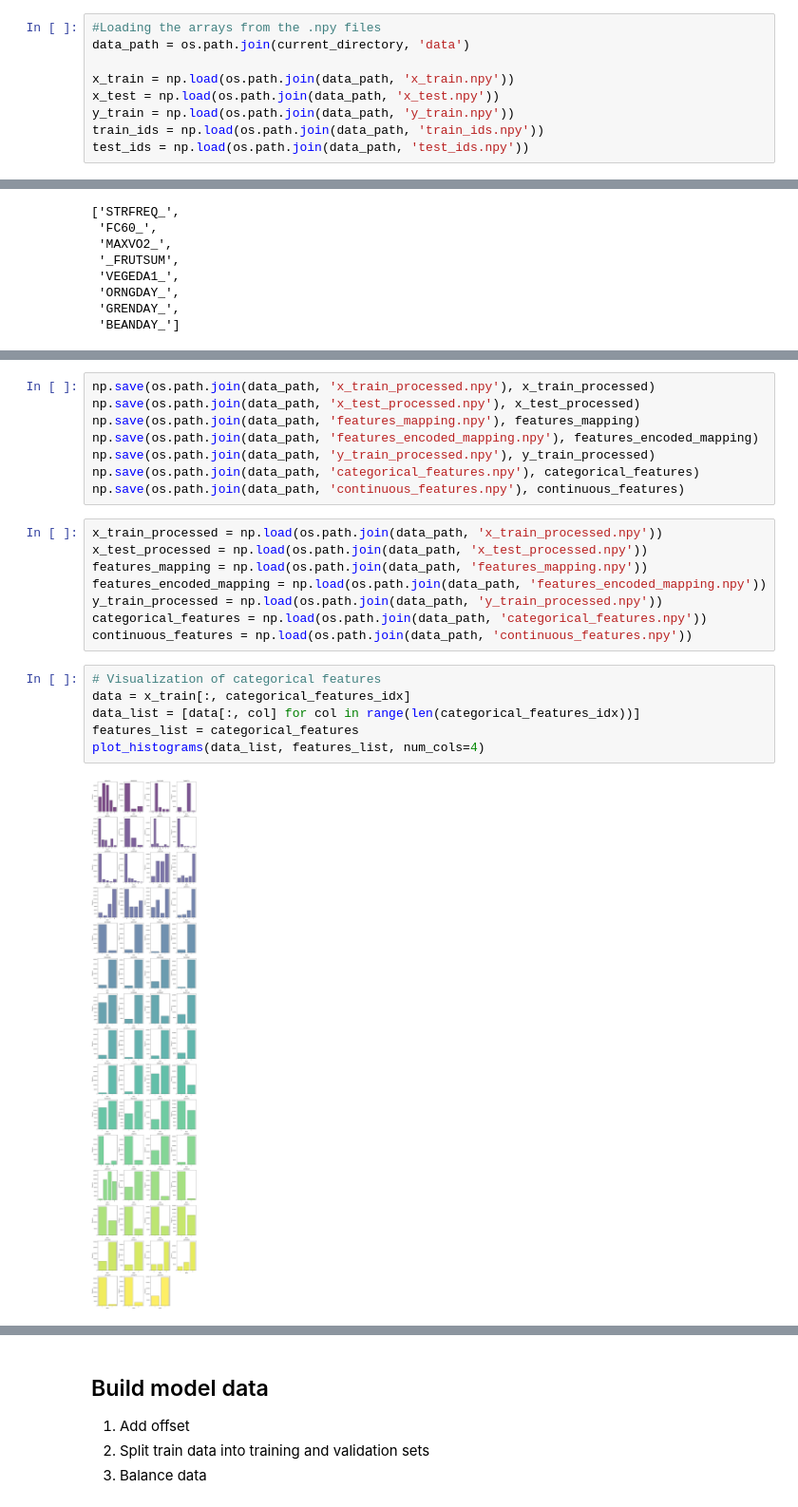
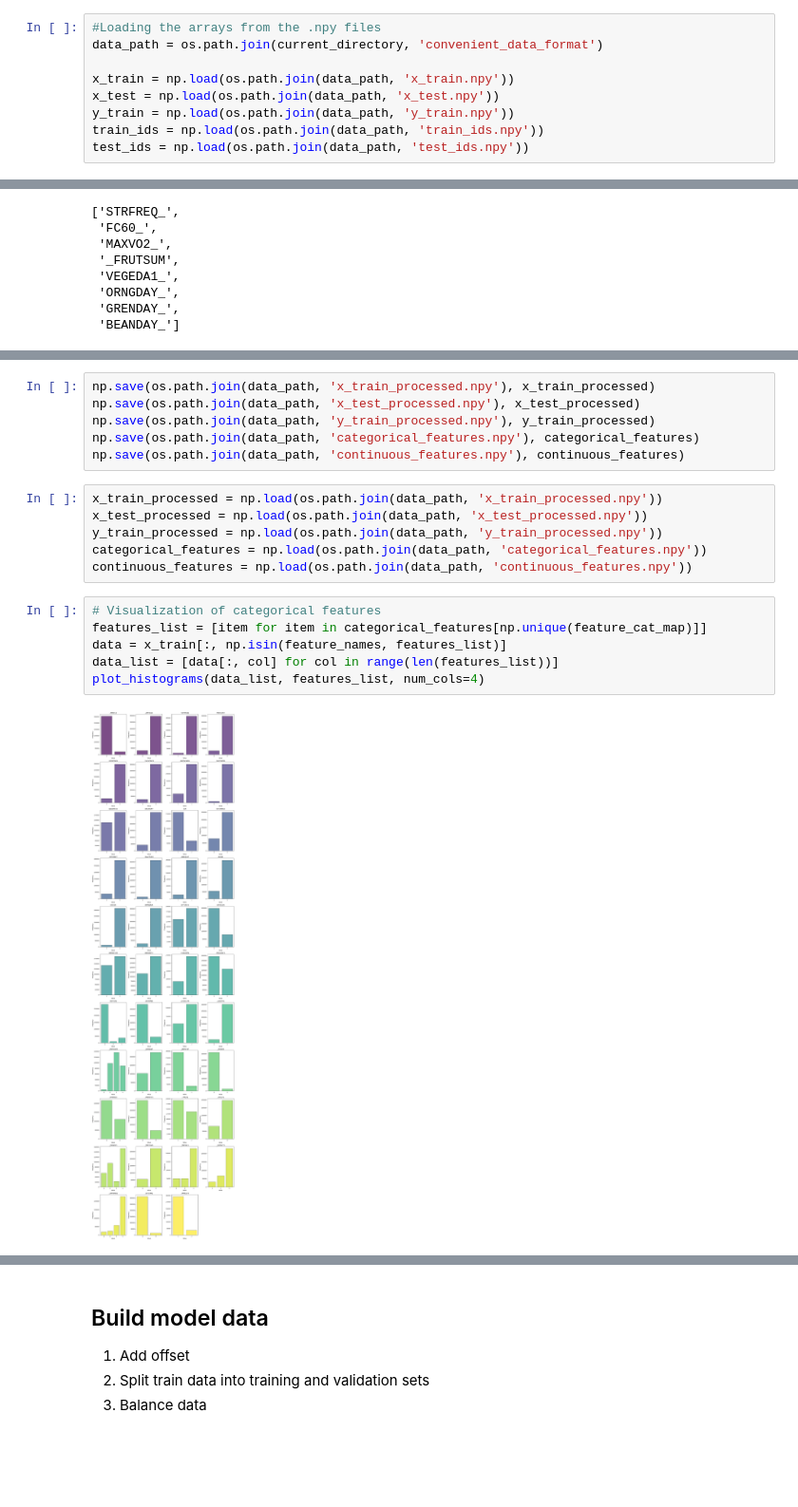
Before and after one commit to CS-433/Nobody-s_sick, a Jupyter notebook: run.ipynb, the cells around one changed output, grey strips where cells are left out. Shown at 95% size. Cells and saved outputs as stored; diff of their text form; blank space fills up the shorter version.

```diff
--- a/run.ipynb
+++ b/run.ipynb
@@ -31,7 +31,7 @@ data_path = os.path.join(current_directory, 'dataset')
 feature_names = np.genfromtxt(data_path+'/x_train.csv', delimiter=',', max_rows=1, dtype=str)[1:]
 # %%
 #Loading the arrays from the .npy files
-data_path = os.path.join(current_directory, 'data')
+data_path = os.path.join(current_directory, 'convenient_data_format')
 
 x_train = np.load(os.path.join(data_path, 'x_train.npy'))
 x_test = np.load(os.path.join(data_path, 'x_test.npy'))
@@ -241,26 +235,22 @@ The categorical features kept by feature selection are
 # %%
 np.save(os.path.join(data_path, 'x_train_processed.npy'), x_train_processed)
 np.save(os.path.join(data_path, 'x_test_processed.npy'), x_test_processed)
-np.save(os.path.join(data_path, 'features_mapping.npy'), features_mapping)
-np.save(os.path.join(data_path, 'features_encoded_mapping.npy'), features_encoded_mapping)
 np.save(os.path.join(data_path, 'y_train_processed.npy'), y_train_processed)
 np.save(os.path.join(data_path, 'categorical_features.npy'), categorical_features)
 np.save(os.path.join(data_path, 'continuous_features.npy'), continuous_features)
 # %%
 x_train_processed = np.load(os.path.join(data_path, 'x_train_processed.npy'))
 x_test_processed = np.load(os.path.join(data_path, 'x_test_processed.npy'))
-features_mapping = np.load(os.path.join(data_path, 'features_mapping.npy'))
-features_encoded_mapping = np.load(os.path.join(data_path, 'features_encoded_mapping.npy'))
 y_train_processed = np.load(os.path.join(data_path, 'y_train_processed.npy'))
 categorical_features = np.load(os.path.join(data_path, 'categorical_features.npy'))
 continuous_features = np.load(os.path.join(data_path, 'continuous_features.npy'))
 # %%
 # Visualization of categorical features
-data = x_train[:, categorical_features_idx]
-data_list = [data[:, col] for col in range(len(categorical_features_idx))]
-features_list = categorical_features
+features_list = [item for item in categorical_features[np.unique(feature_cat_map)]]
+data = x_train[:, np.isin(feature_names, features_list)]
+data_list = [data[:, col] for col in range(len(features_list))]
 plot_histograms(data_list, features_list, num_cols=4)
 # %% [output]
-[figure, old version]
+[figure, new version]
 # %%
 # Visualization of categorical features
```
Also changed, not shown: parts of 35 cells of this notebook, 4 other files.
